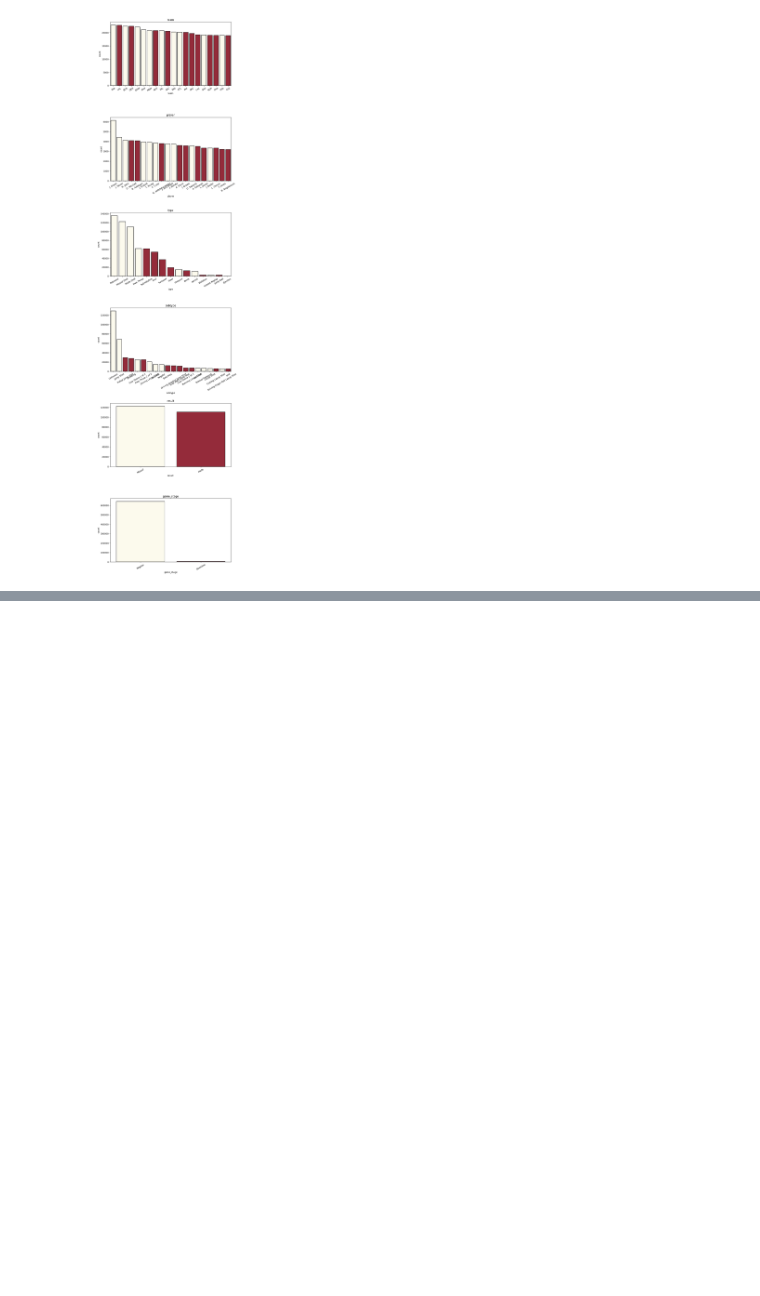
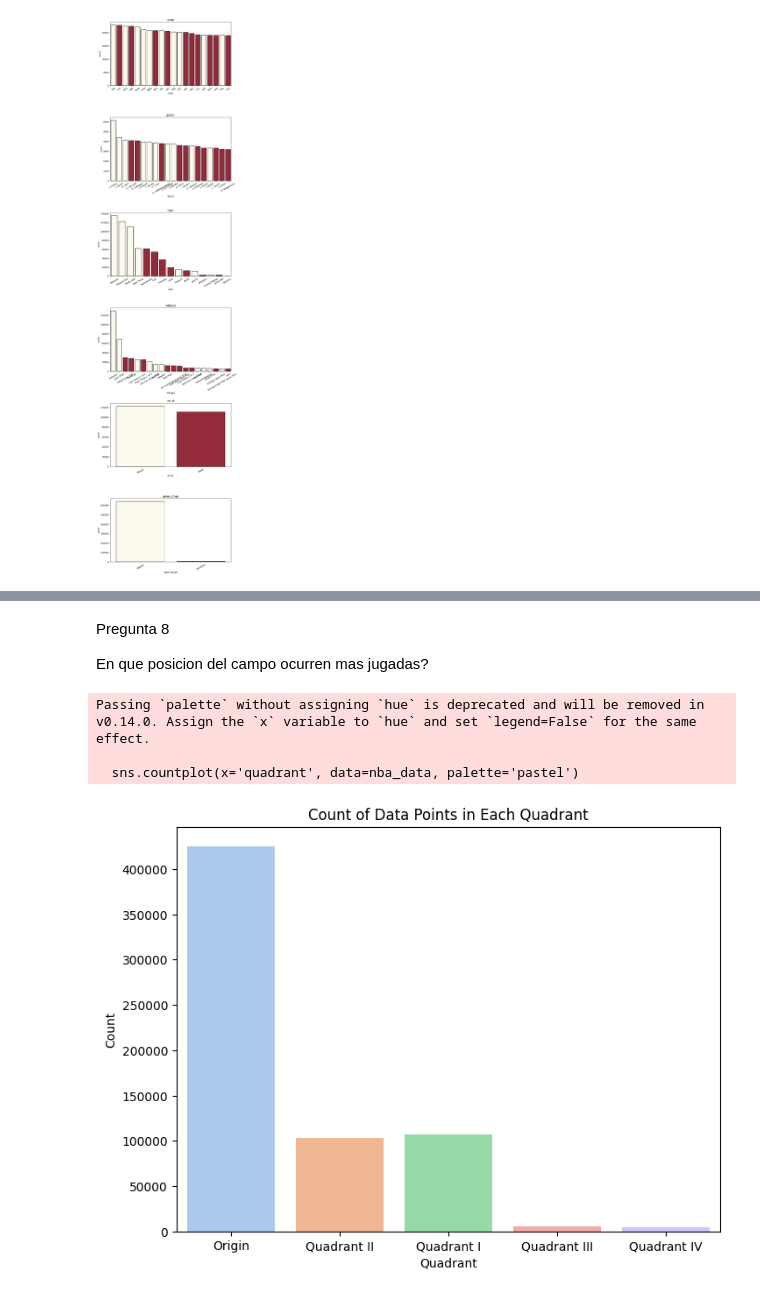
Before and after one commit to Rodari78Utec/EDA_NBA, a Jupyter notebook: eda_nba.ipynb, the cells around one changed output, grey strips where cells are left out. Saved outputs shown, nothing was run; the diff lists cells and outputs as text; code cells hidden in the pictures; blank space fills up the shorter version.

```diff
--- a/eda_nba.ipynb
+++ b/eda_nba.ipynb
@@ -406,0 +670,33 @@ The palette list has fewer values (2) than needed (20) and will cycle, which may
+# %% [markdown]
+Pregunta 8
+
+En que posicion del campo ocurren mas jugadas?
+# %%
+# Define a function to determine the quadrant based on x and y values
+def get_quadrant(x, y):
+    if x > 0 and y > 0:
+        return 'Quadrant I'
+    elif x < 0 and y > 0:
+        return 'Quadrant II'
+    elif x < 0 and y < 0:
+        return 'Quadrant III'
+    elif x > 0 and y < 0:
+        return 'Quadrant IV'
+    else:
+        return 'Origin'
+
+# Apply the function to create a new column 'quadrant'
+nba_data['quadrant'] = nba_data.apply(lambda row: get_quadrant(row['x'], row['y']), axis=1)
+
+# Plotting using Seaborn
+plt.figure(figsize=(8, 6))
+sns.countplot(x='quadrant', data=nba_data, palette='pastel')
+plt.title('Count of Data Points in Each Quadrant')
+plt.xlabel('Quadrant')
+plt.ylabel('Count')
+plt.show()
+# %% [output]
+Passing `palette` without assigning `hue` is deprecated and will be removed in v0.14.0. Assign the `x` variable to `hue` and set `legend=False` for the same effect.
+
+  sns.countplot(x='quadrant', data=nba_data, palette='pastel')
+[figure, added]
```
Also changed, not shown: parts of 14 cells of this notebook.
